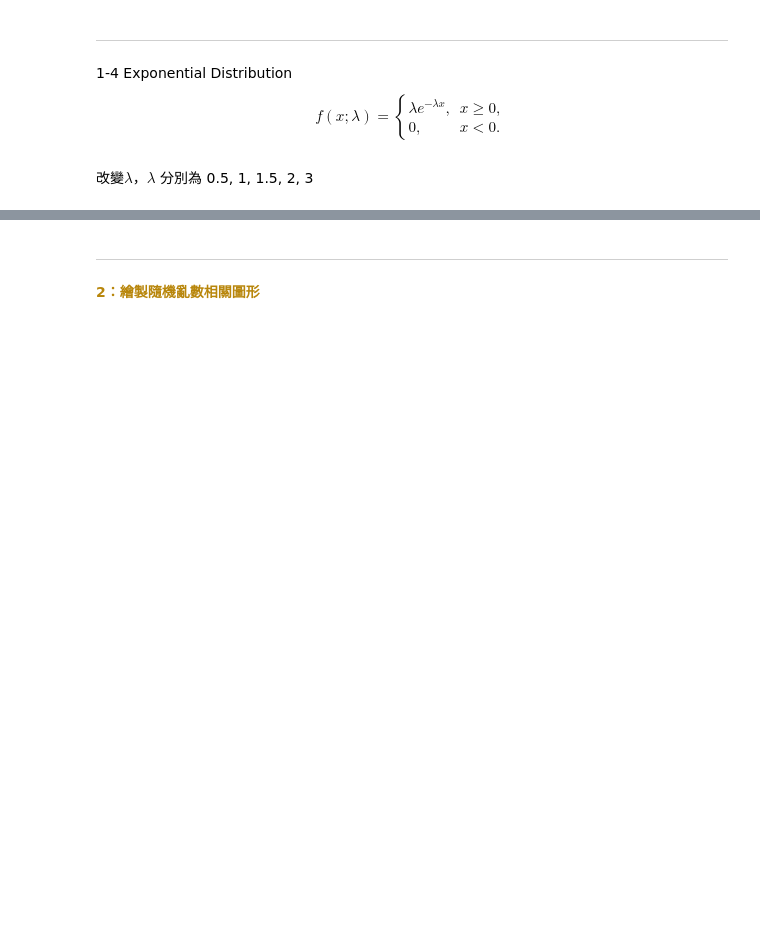
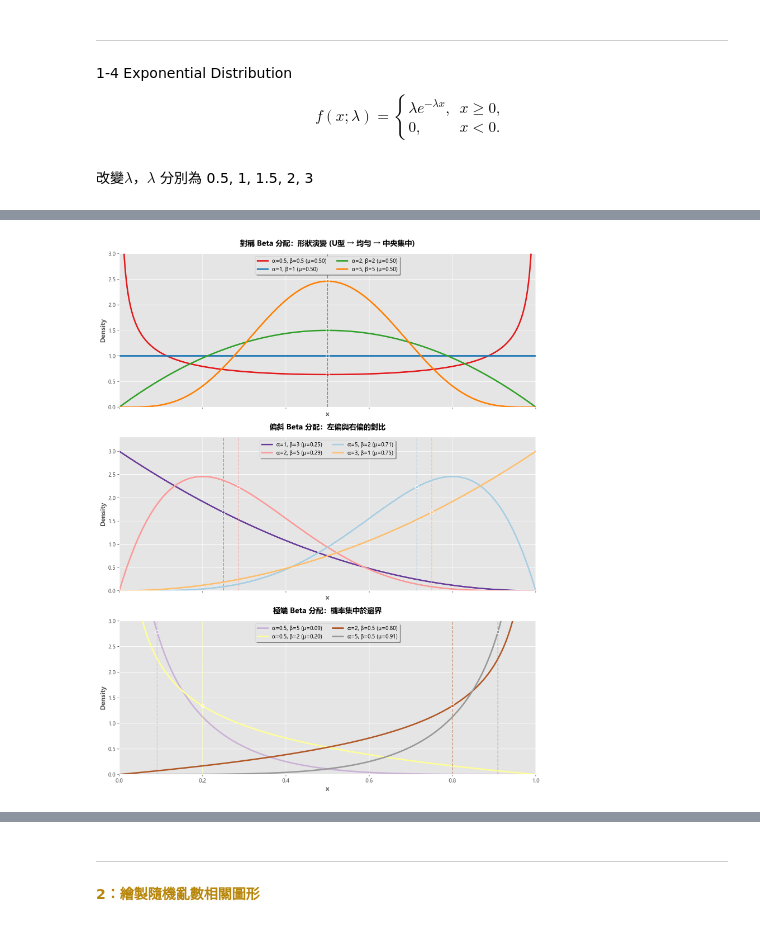
Before and after one commit to linnn-w/stat_hw1, a Jupyter notebook: StatCompHW1_411278015.ipynb, the cells around one changed output, grey strips where cells are left out. Drawn from its saved outputs; the diff is of its cells as text; code cells hidden in the pictures; blank space fills up the shorter version.

```diff
--- a/StatCompHW1_411278015.ipynb
+++ b/StatCompHW1_411278015.ipynb
@@ -290,0 +337,91 @@ plt.show()
+# %%
+# 使用 ggplot 風格繪製 Beta Distribution 的各種形狀
+plt.style.use('ggplot')
+
+# 三組要比較的參數（每一張圖都有多組）
+symmetric_params = [
+    (0.5, 0.5),  # U 型
+    (1, 1),      # 均勻分配
+    (2, 2),      # 中間凸起
+    (5, 5),      # 更集中於中央
+]
+
+skewed_params = [
+    (1, 3),  # 右偏（峰靠左）
+    (2, 5),  # 右偏、較集中
+    (5, 2),  # 左偏、較集中
+    (3, 1),  # 左偏、較分散
+]
+
+extreme_params = [
+    (0.5, 5),  # 極右偏
+    (0.5, 2),  # 較右偏
+    (2, 0.5),  # 較左偏
+    (5, 0.5),  # 極左偏
+]
+
+x = np.linspace(0, 1, 1000)
+
+def plot_beta_group(ax, params, title, colors):
+    """繪製一組 Beta 分配的子圖"""
+    ymax = 0.0
+
+    for i, (a, b) in enumerate(params):
+        y = stats.beta.pdf(x, a, b)
+        mu = a / (a + b)
+
+        # 主曲線
+        line, = ax.plot(x, y, color=colors[i], linewidth=2.8,
+                        label=rf"α={a}, β={b} (μ={mu:.2f})")
+
+        # 均值虛線（與曲線同色，但更透明）
+        ax.axvline(mu, linestyle='--', linewidth=1.5, alpha=0.6, color=colors[i])
+
+        # 均值點標記
+        ax.scatter(mu, stats.beta.pdf(mu, a, b), color=colors[i], s=35,
+                   edgecolors='white', linewidth=1.2, zorder=5)
+
+        ymax = max(ymax, y.max())
+
+    # 設定子圖樣式
+    ax.set_title(title, fontsize=14, fontweight='bold', pad=15)
+    ax.set_xlim(0, 1)
+    ax.set_xlabel("x", fontsize=12, fontweight='bold')
+    ax.set_ylabel("Density", fontsize=12, fontweight='bold')
+
+    # 適當的 y 軸範圍，避免圖形頂到邊界
+    if np.isfinite(ymax) and ymax > 0:
+        ax.set_ylim(0, ymax * 1.1)
+    else:
+        ax.set_ylim(0, 3)
+
+    # 圖例設定
+    ax.legend(frameon=True, fancybox=True, shadow=True,
+              ncol=2, fontsize=10, loc='upper center')
+
+    # 移除頂部和右側邊框（ggplot 風格）
+    ax.spines['top'].set_visible(False)
+    ax.spines['right'].set_visible(False)
+
+# 建立三個子圖
+fig, axes = plt.subplots(3, 1, figsize=(12, 15), sharex=True)
+
+# ggplot 風格的調色盤
+colors_set1 = ['#E31A1C', '#1F78B4', '#33A02C', '#FF7F00']  # 對稱型
+colors_set2 = ['#6A3D9A', '#FB9A99', '#A6CEE3', '#FDBF6F']  # 偏斜型
+colors_set3 = ['#CAB2D6', '#FFFF99', '#B15928', '#999999']  # 極端型
+
+plot_beta_group(axes[0], symmetric_params,
+                "對稱 Beta 分配：形狀演變 (U型 → 均勻 → 中央集中)", colors_set1)
+plot_beta_group(axes[1], skewed_params,
+                "偏斜 Beta 分配：左偏與右偏的對比", colors_set2)
+plot_beta_group(axes[2], extreme_params,
+                "極端 Beta 分配：機率集中於邊界", colors_set3)
+
+plt.tight_layout()
+plt.show()
+
+# 重置樣式
+plt.style.use('default')
+# %% [output]
+[figure, added]
```
Also changed, not shown: parts of 13 cells of this notebook.
